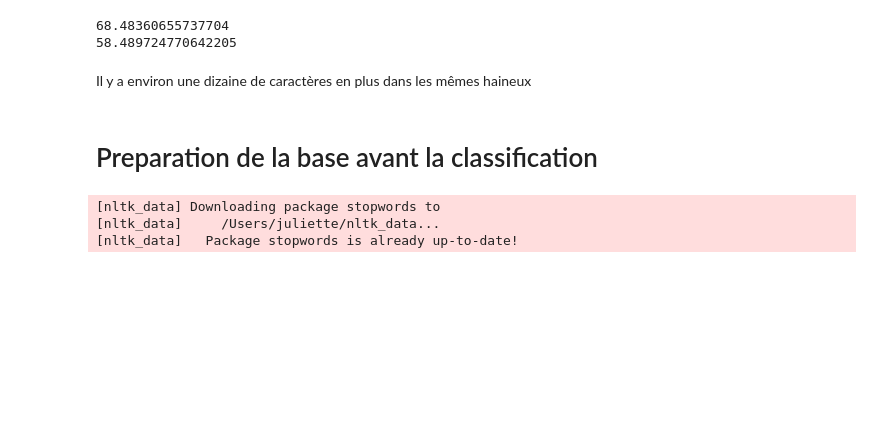
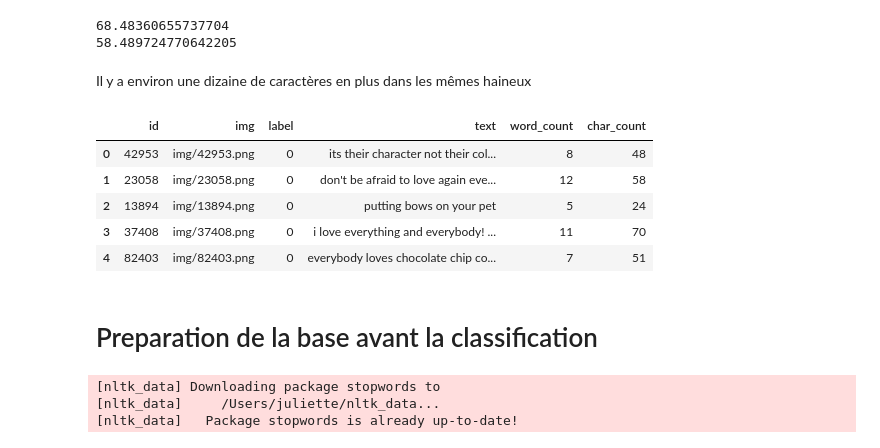
Before and after one commit to hlmth/statsapp, a Jupyter notebook: Classification texte seulement.ipynb, the cells around one changed output. Drawn from its saved outputs; the diff is of its cells as text; code cells hidden in the pictures; blank space fills up the shorter version.

```diff
--- a/Classification texte seulement.ipynb
+++ b/Classification texte seulement.ipynb
@@ -131,6 +131,15 @@ print(df_train[df_train['label']==0]['char_count'].mean()) #memes non haineux
 58.489724770642205
 # %% [markdown]
 Il y a environ une dizaine de caractères en plus dans les mêmes haineux
+# %%
+df_train_2.head()
+# %% [output]
+|  | id | img | label | text | word_count | char_count |
+| 0 | 42953 | img/42953.png | 0 | its their character not their col... | 8 | 48 |
+| 1 | 23058 | img/23058.png | 0 | don't be afraid to love again eve... | 12 | 58 |
+| 2 | 13894 | img/13894.png | 0 | putting bows on your pet | 5 | 24 |
+| 3 | 37408 | img/37408.png | 0 | i love everything and everybody! ... | 11 | 70 |
+| 4 | 82403 | img/82403.png | 0 | everybody loves chocolate chip co... | 7 | 51 |
 # %% [markdown]
 # Preparation de la base avant la classification
 # %%
```
Also changed, not shown: parts of 18 cells of this notebook, 1 other file.
